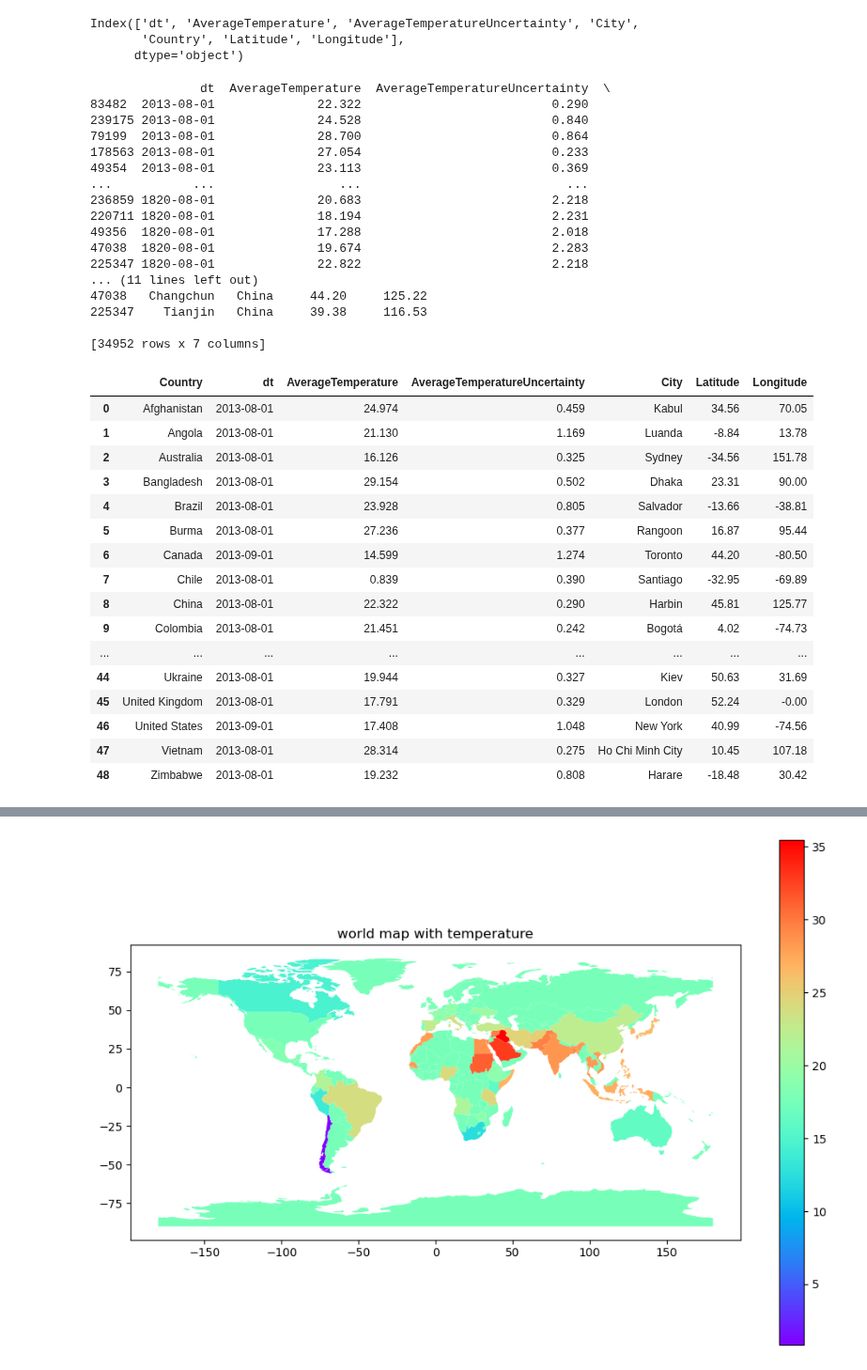
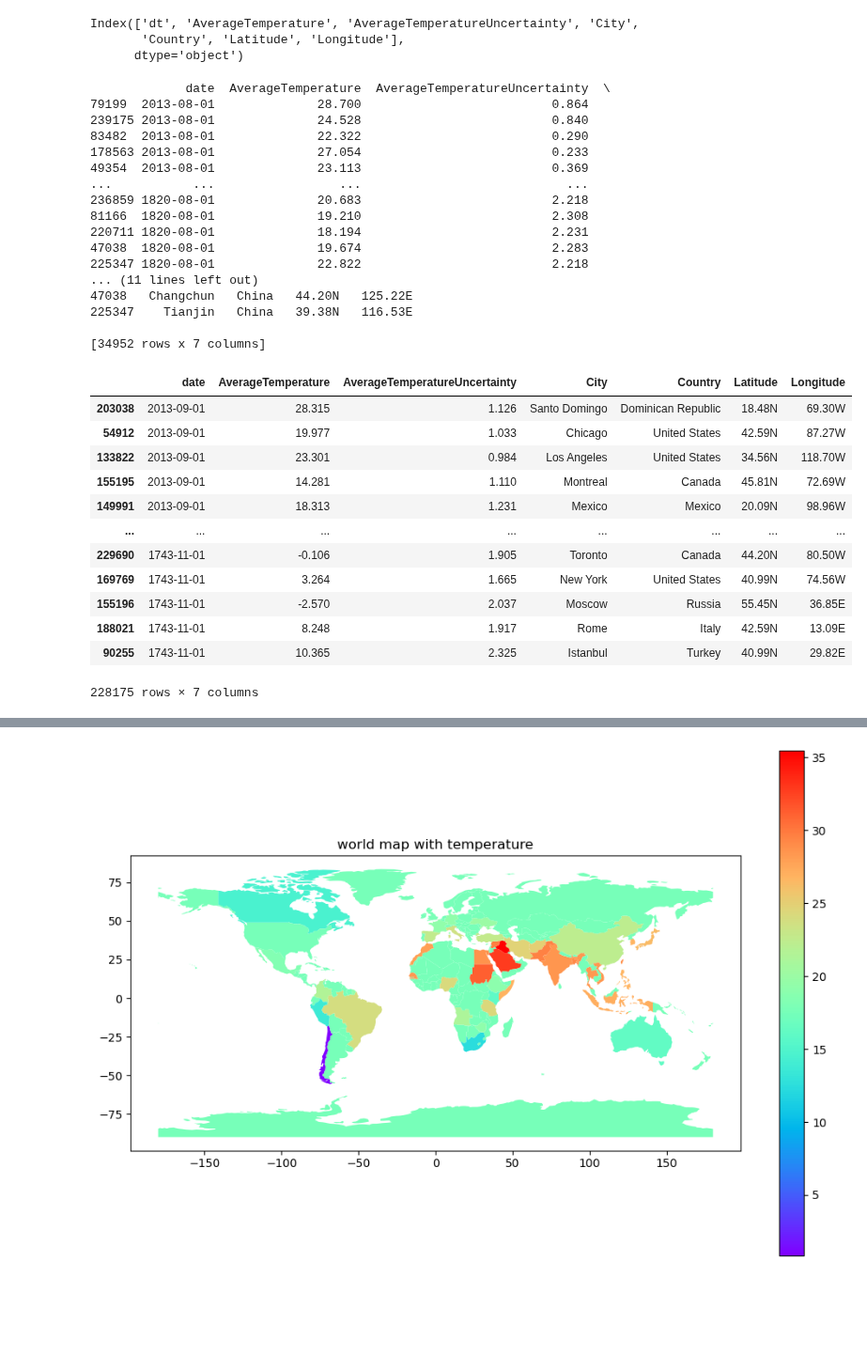
Before and after one commit to tundraparisi/dscoding-projects, a Jupyter notebook: melany.gomez/weather_project - Copia-Copy1.ipynb, the cells around one changed output, grey strips where cells are left out. Shown at 94% size. Saved outputs shown, nothing was run; the diff lists cells and outputs as text; code cells hidden in the pictures; blank space fills up the shorter version.

```diff
--- a/melany.gomez/weather_project - Copia-Copy1.ipynb
+++ b/melany.gomez/weather_project - Copia-Copy1.ipynb
@@ -27,6 +27,6 @@ import random
 # %%
 # Specifica il file csv
-file_path = r'"C:\Users\melan\OneDrive\Documenti\GitHub\dscoding-projects\melany.gomez\myproject\temperature\GlobalLandTemperaturesByCountry.csv"'
+file_path = r'C:\Users\melan\OneDrive\Documenti\GitHub\dscoding-projects\melany.gomez\myproject\temperature\GlobalLandTemperaturesByMajorCity.csv'
 
 # leggi il file cvs
 df = pd.read_csv(file_path)
@@ -85,56 +74,47 @@ def random_color():
 # elimina valori NaN
 df = df.dropna()
 
-# 'dt' in datetime
-df['dt'] = pd.to_datetime(df['dt'])
+df = df.rename(columns={'dt': 'date'})
 
-
-df['Latitude'] = df['Latitude'].apply(latitude)
-df['Longitude'] = df['Longitude'].apply(longitude)
+# Convert the 'date' column to datetime
+df['date'] = pd.to_datetime(df['date'])
 
 # riordina DataFrame,'dt' in ordine discendente
-df = df.sort_values(by='dt', ascending=False)
+df = df.sort_values(by='date', ascending=False)
 print(df[df['Country'] == 'China'])
 # %% [output]
-               dt  AverageTemperature  AverageTemperatureUncertainty  \
+             date  AverageTemperature  AverageTemperatureUncertainty  \
+79199  2013-08-01              28.700                          0.864
+239175 2013-08-01              24.528                          0.840
 83482  2013-08-01              22.322                          0.290
-239175 2013-08-01              24.528                          0.840
-79199  2013-08-01              28.700                          0.864
 178563 2013-08-01              27.054                          0.233
 49354  2013-08-01              23.113                          0.369
 ...           ...                 ...                            ...
 236859 1820-08-01              20.683                          2.218
+81166  1820-08-01              19.210                          2.308
 220711 1820-08-01              18.194                          2.231
-49356  1820-08-01              17.288                          2.018
 47038  1820-08-01              19.674                          2.283
 225347 1820-08-01              22.822                          2.218
 ... (11 lines left out)
-47038   Changchun   China     44.20     125.22
-225347    Tianjin   China     39.38     116.53
+47038   Changchun   China   44.20N   125.22E
+225347    Tianjin   China   39.38N   116.53E
 
 [34952 rows x 7 columns]
 # %%
-# Uso groupby per raggruppare città in Paesi e ottenre data più recente dei dati
-actual_df = df.groupby('Country').first().reset_index()
-
 # Imprimir el DataFrame
-actual_df
+df
 # %% [output]
-|  | Country | dt | AverageTemperature | AverageTemperatureUncertainty | City | Latitude | Longitude |
-| 0 | Afghanistan | 2013-08-01 | 24.974 | 0.459 | Kabul | 34.56 | 70.05 |
-| 1 | Angola | 2013-08-01 | 21.130 | 1.169 | Luanda | -8.84 | 13.78 |
-| 2 | Australia | 2013-08-01 | 16.126 | 0.325 | Sydney | -34.56 | 151.78 |
-| 3 | Bangladesh | 2013-08-01 | 29.154 | 0.502 | Dhaka | 23.31 | 90.00 |
-| 4 | Brazil | 2013-08-01 | 23.928 | 0.805 | Salvador | -13.66 | -38.81 |
-| 5 | Burma | 2013-08-01 | 27.236 | 0.377 | Rangoon | 16.87 | 95.44 |
-| 6 | Canada | 2013-09-01 | 14.599 | 1.274 | Toronto | 44.20 | -80.50 |
-| 7 | Chile | 2013-08-01 | 0.839 | 0.390 | Santiago | -32.95 | -69.89 |
-| 8 | China | 2013-08-01 | 22.322 | 0.290 | Harbin | 45.81 | 125.77 |
-| 9 | Colombia | 2013-08-01 | 21.451 | 0.242 | Bogotá | 4.02 | -74.73 |
+|  | date | AverageTemperature | AverageTemperatureUncertainty | City | Country | Latitude | Longitude |
+| 203038 | 2013-09-01 | 28.315 | 1.126 | Santo Domingo | Dominican Republic | 18.48N | 69.30W |
+| 54912 | 2013-09-01 | 19.977 | 1.033 | Chicago | United States | 42.59N | 87.27W |
+| 133822 | 2013-09-01 | 23.301 | 0.984 | Los Angeles | United States | 34.56N | 118.70W |
+| 155195 | 2013-09-01 | 14.281 | 1.110 | Montreal | Canada | 45.81N | 72.69W |
+| 149991 | 2013-09-01 | 18.313 | 1.231 | Mexico | Mexico | 20.09N | 98.96W |
 | ... | ... | ... | ... | ... | ... | ... | ... |
-| 44 | Ukraine | 2013-08-01 | 19.944 | 0.327 | Kiev | 50.63 | 31.69 |
-| 45 | United Kingdom | 2013-08-01 | 17.791 | 0.329 | London | 52.24 | -0.00 |
-| 46 | United States | 2013-09-01 | 17.408 | 1.048 | New York | 40.99 | -74.56 |
-| 47 | Vietnam | 2013-08-01 | 28.314 | 0.275 | Ho Chi Minh City | 10.45 | 107.18 |
-| 48 | Zimbabwe | 2013-08-01 | 19.232 | 0.808 | Harare | -18.48 | 30.42 |
+| 229690 | 1743-11-01 | -0.106 | 1.905 | Toronto | Canada | 44.20N | 80.50W |
+| 169769 | 1743-11-01 | 3.264 | 1.665 | New York | United States | 40.99N | 74.56W |
+| 155196 | 1743-11-01 | -2.570 | 2.037 | Moscow | Russia | 55.45N | 36.85E |
+| 188021 | 1743-11-01 | 8.248 | 1.917 | Rome | Italy | 42.59N | 13.09E |
+| 90255 | 1743-11-01 | 10.365 | 2.325 | Istanbul | Turkey | 40.99N | 29.82E |
+228175 rows × 7 columns
 # %%
```
Also changed, not shown: parts of 7 cells of this notebook.
